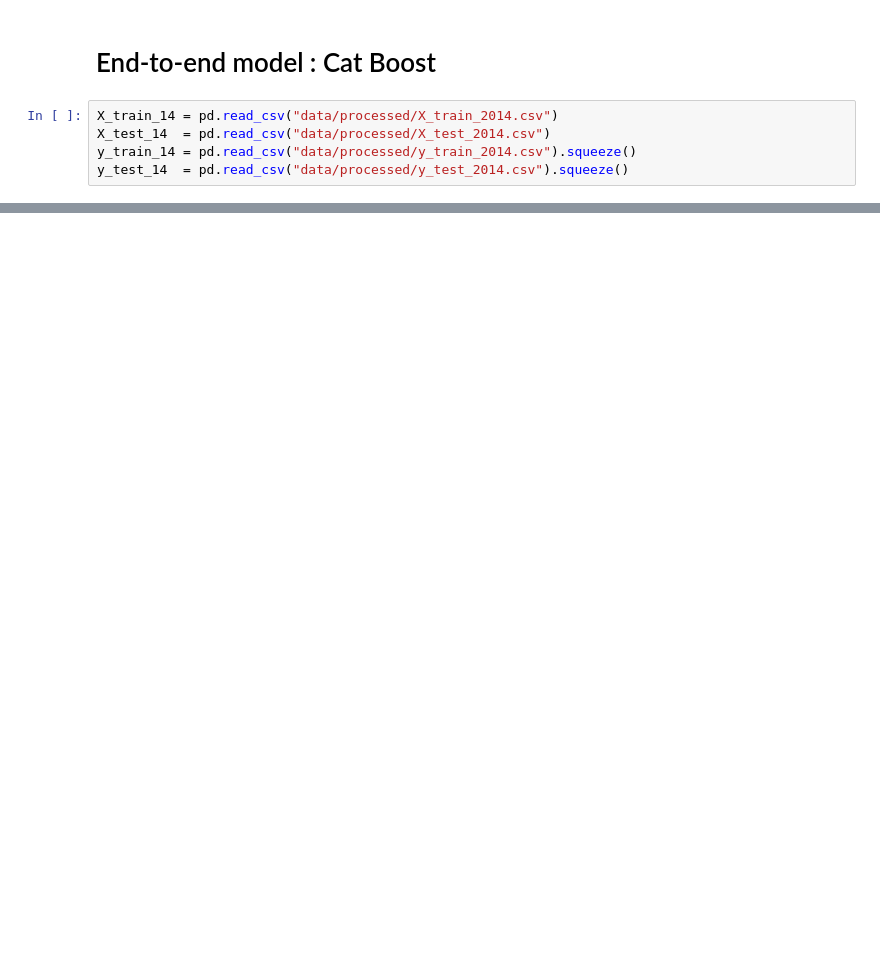
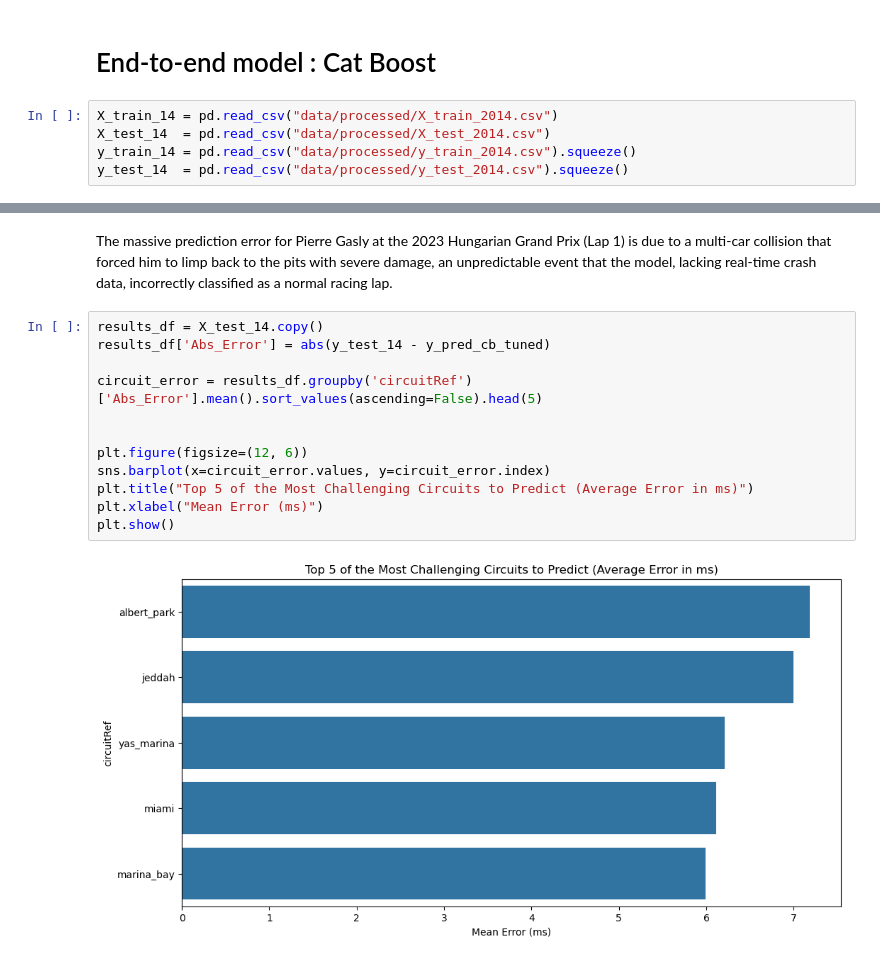
Before and after one commit to EmilieChtr/F1_notebook_project, a Jupyter notebook: pred_notebook.ipynb, the cells around one changed output, grey strips where cells are left out. Cells and saved outputs as stored; diff of their text form; blank space fills up the shorter version.

```diff
--- a/pred_notebook.ipynb
+++ b/pred_notebook.ipynb
@@ -789,0 +927,16 @@ R²   : 0.7816
+# %% [markdown]
+The massive prediction error for Pierre Gasly at the 2023 Hungarian Grand Prix (Lap 1) is due to a multi-car collision that forced him to limp back to the pits with severe damage, an unpredictable event that the model, lacking real-time crash data, incorrectly classified as a normal racing lap.
+# %%
+results_df = X_test_14.copy()
+results_df['Abs_Error'] = abs(y_test_14 - y_pred_cb_tuned)
+
+circuit_error = results_df.groupby('circuitRef')['Abs_Error'].mean().sort_values(ascending=False).head(5)
+
+
+plt.figure(figsize=(12, 6))
+sns.barplot(x=circuit_error.values, y=circuit_error.index)
+plt.title("Top 5 of the Most Challenging Circuits to Predict (Average Error in ms)")
+plt.xlabel("Mean Error (ms)")
+plt.show()
+# %% [output]
+[figure, added]
```
Also changed, not shown: parts of 27 cells of this notebook.
